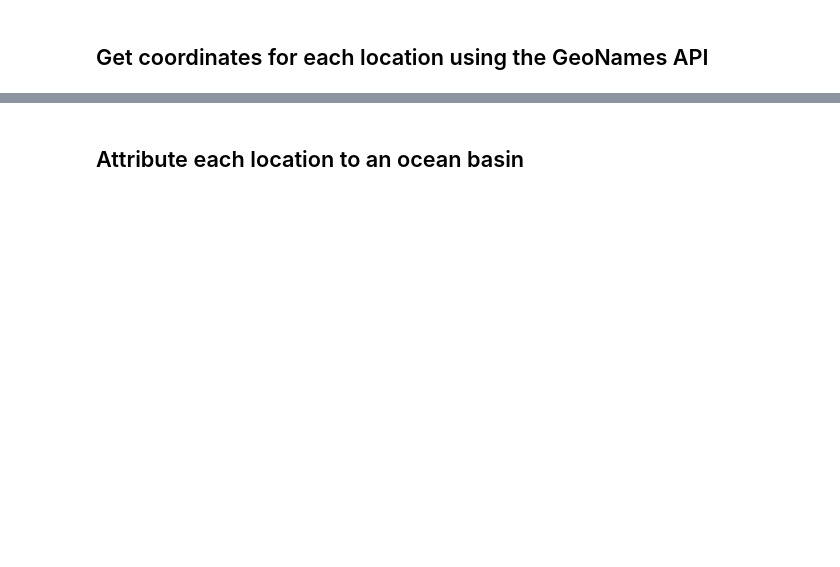
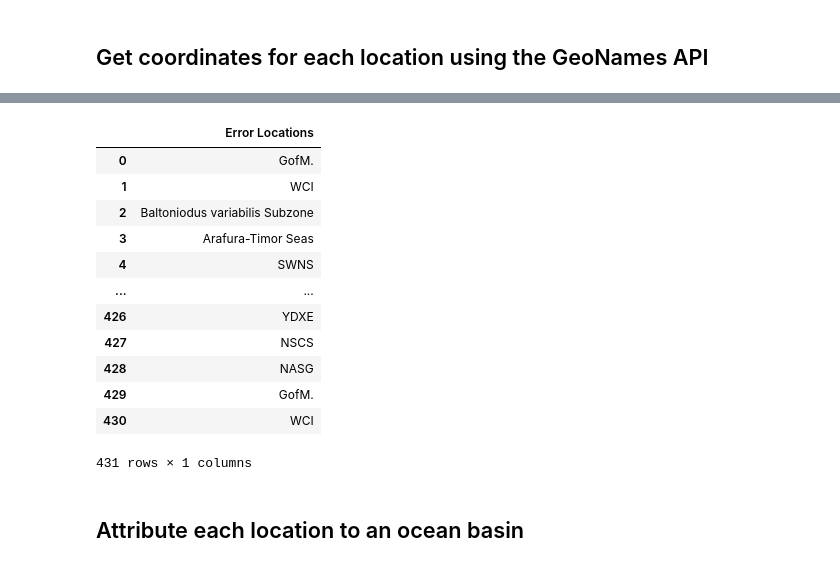
Before and after one commit to henrique-back/mpl_topics, a Jupyter notebook: NER/NER.ipynb, the cells around one changed output, grey strips where cells are left out. Saved outputs shown, nothing was run; the diff lists cells and outputs as text; code cells hidden in the pictures; blank space fills up the shorter version.

```diff
--- a/NER/NER.ipynb
+++ b/NER/NER.ipynb
@@ -205,0 +373,29 @@ Location 'Arenicola' not found in GeoNames database
+# %%
+# Save updated location data
+location_df = pd.DataFrame.from_dict(location_data, orient='index')
+location_df.index.name = 'Location'
+location_df.to_csv(r'..\NER\fuzzy_location_data.csv')
+
+# Check if there are still any error locations
+remaining_error_locations = [loc for loc in error_locations if loc not in location_data]
+if remaining_error_locations:
+    df_remaining_error = pd.DataFrame({'Error Locations': remaining_error_locations})
+    df_remaining_error.to_csv(r'..\NER\fuzzy_error_locations.csv', index=False)
+else:
+    print("All locations processed successfully.")
+# %%
+df_remaining_error
+# %% [output]
+|  | Error Locations |
+| 0 | GofM. |
+| 1 | WCI |
+| 2 | Baltoniodus variabilis Subzone |
+| 3 | Arafura-Timor Seas |
+| 4 | SWNS |
+| ... | ... |
+| 426 | YDXE |
+| 427 | NSCS |
+| 428 | NASG |
+| 429 | GofM. |
+| 430 | WCI |
+431 rows × 1 columns
```
Also changed, not shown: parts of 16 cells of this notebook, 43 other files.
